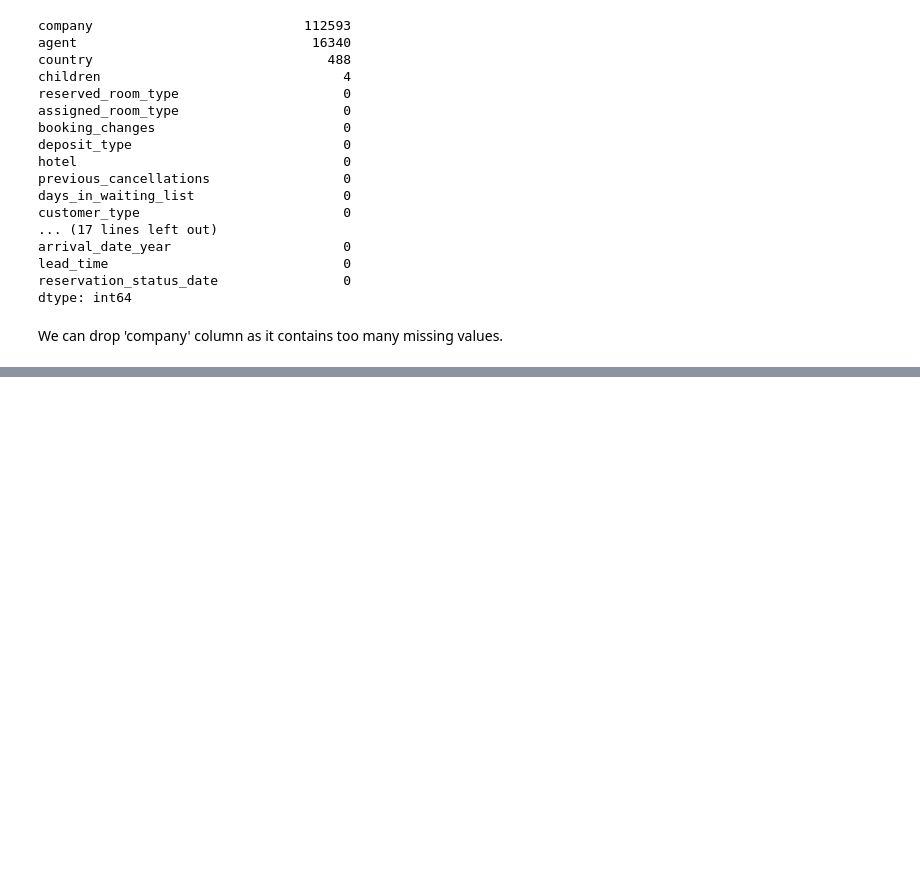
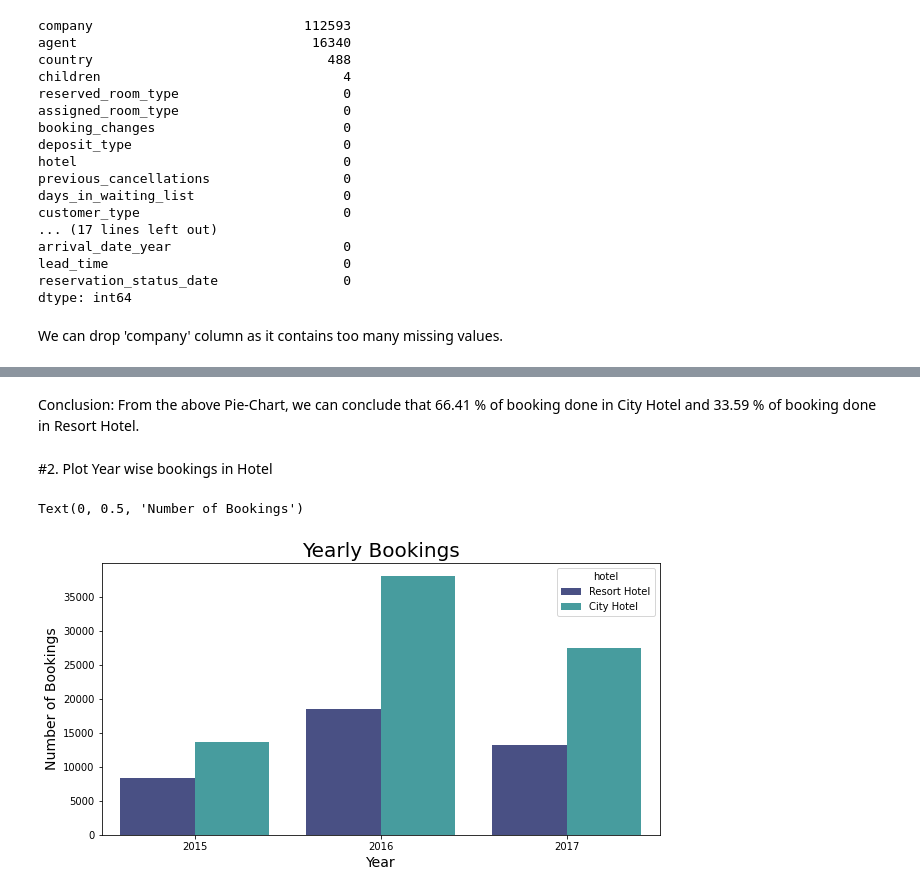
Before and after one commit to Sameervasudev/Capstone_Project_Hotel_Booking, a Jupyter notebook: Sameer_Talashilkar_|_Hotel_Booking_Analysis_Capstone_Project.ipynb, the cells around one changed output, grey strips where cells are left out. Drawn from its saved outputs; the diff is of its cells as text; code cells hidden in the pictures; blank space fills up the shorter version.

```diff
--- a/Sameer_Talashilkar_|_Hotel_Booking_Analysis_Capstone_Project.ipynb
+++ b/Sameer_Talashilkar_|_Hotel_Booking_Analysis_Capstone_Project.ipynb
@@ -119,0 +179,13 @@ df.drop( axis=1, columns=['company'] ,inplace=True) #dropped company column beca
+# %% [markdown]
+Conclusion: From the above Pie-Chart, we can conclude that 66.41 % of booking done in City Hotel and 33.59 % of booking done in Resort Hotel.
+# %% [markdown]
+#2. Plot Year wise bookings in Hotel
+# %%
+#Countplot for Number of bookings done in 2015, 2016 and 2017 in different type of hotels
+plt.figure(figsize=(10,5))
+sns.countplot (x= 'arrival_date_year', data= df, hue= 'hotel', palette='mako').set_title ('Yearly Bookings', fontsize = 20)
+plt.xlabel('Year', fontsize=14)
+plt.ylabel('Number of Bookings', fontsize=14)
+# %% [output]
+Text(0, 0.5, 'Number of Bookings')
+[figure, added]
```
Also changed, not shown: parts of 27 cells of this notebook.
